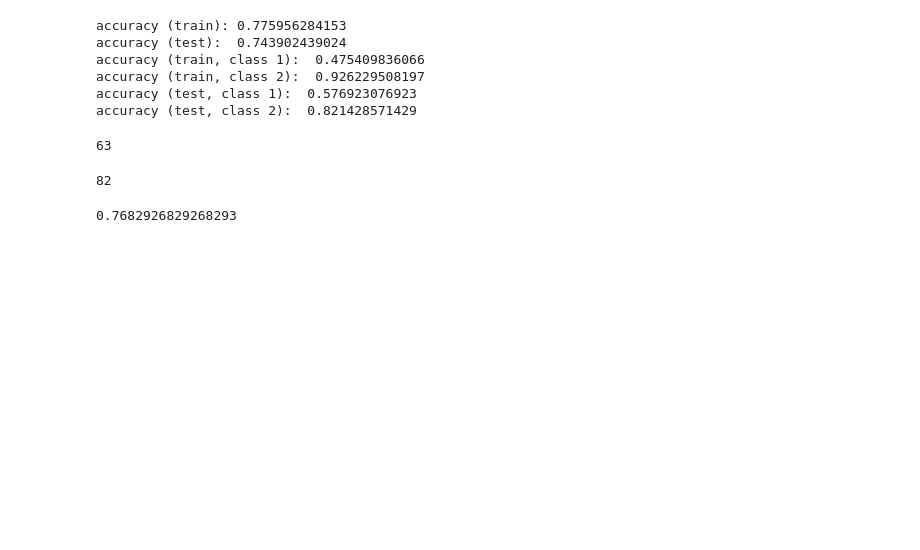
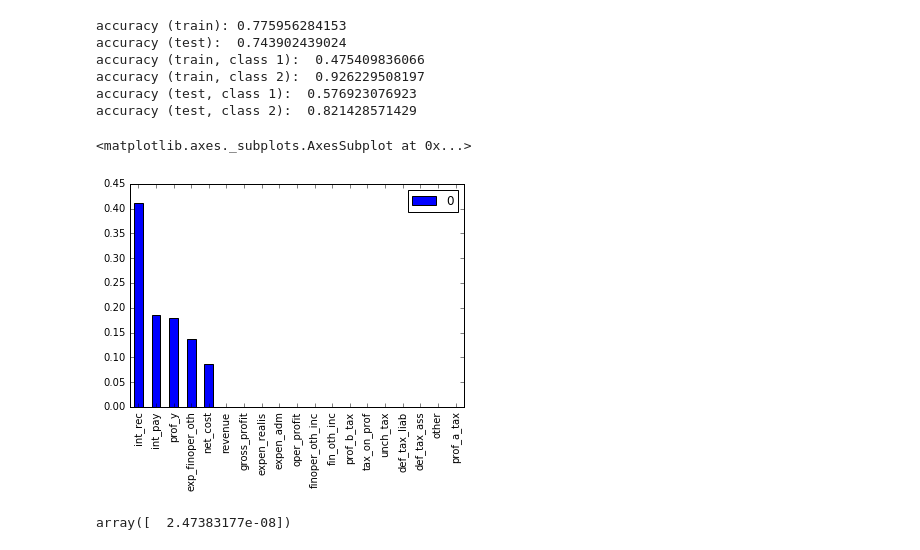
Before and after one commit to EremeykinS/final, a Jupyter notebook: final test.ipynb, the cells around one changed output. Drawn from its saved outputs; the diff is of its cells as text; code cells hidden in the pictures; blank space fills up the shorter version.

Commit message:
metrics & importances

```diff
--- a/final test.ipynb
+++ b/final test.ipynb
@@ -159,14 +160,15 @@ accuracy (train, class 2):  0.926229508197
 accuracy (test, class 1):  0.576923076923
 accuracy (test, class 2):  0.821428571429
 # %%
-len(lr.predict(X_test)[lr.predict(X_test)==tr.predict(X_test)])
+len(lr.predict(X_test)[lr.predict(X_test)==tr.predict(X_test)])/len(X_test)
-# %% [output]
-63
-# %%
-len(X_test)
-# %% [output]
-82
-# %%
-63/82
-# %% [output]
-0.7682926829268293
+# %%
+fi = (sorted(list(zip(list(X.columns), list(tr.feature_importances_))), key=lambda x: -x[1]))
+fi = pd.DataFrame([float(row[1]) for row in fi], index=[row[0] for row in fi])
+fi.plot(kind='bar')
+# %% [output]
+<matplotlib.axes._subplots.AxesSubplot at 0x...>
+[figure, added]
+# %%
+lr.intercept_
+# %% [output]
+array([  2.47383177e-08])
```
Also changed, not shown: parts of 6 cells of this notebook, 1 other file.
